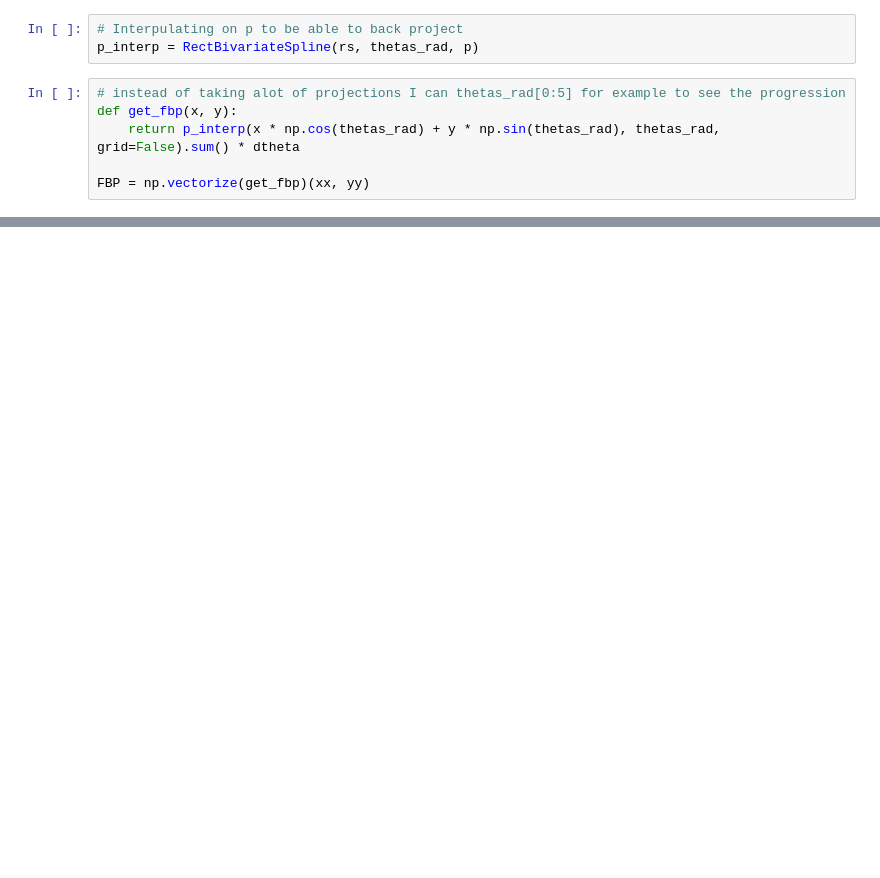
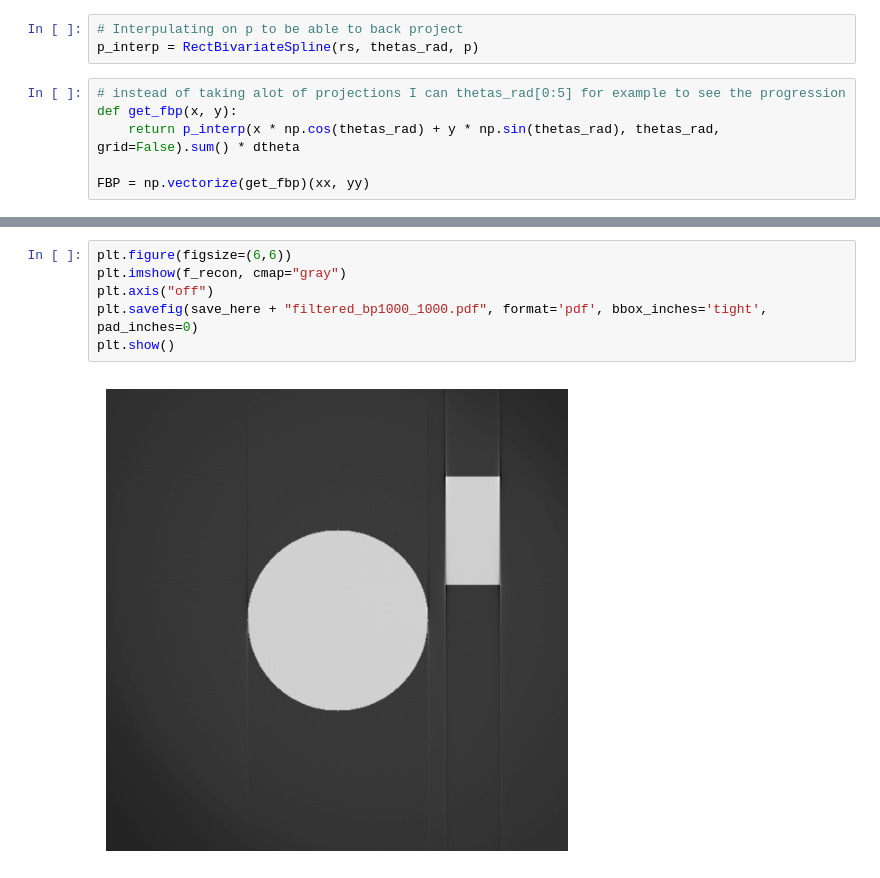
Before and after one commit to TomerFriling/reconstruction_examples_for_master, a Jupyter notebook: back_projection.ipynb, the cells around one changed output, grey strips where cells are left out. Drawn from its saved outputs; the diff is of its cells as text; blank space fills up the shorter version.

```diff
--- a/back_projection.ipynb
+++ b/back_projection.ipynb
@@ -111,0 +138,8 @@ plt.show()
+# %%
+plt.figure(figsize=(6,6))
+plt.imshow(f_recon, cmap="gray")
+plt.axis("off")
+plt.savefig(save_here + "filtered_bp1000_1000.pdf", format='pdf', bbox_inches='tight', pad_inches=0)
+plt.show()
+# %% [output]
+[figure, added]
```
Also changed, not shown: parts of 13 cells of this notebook, 20 other files.
